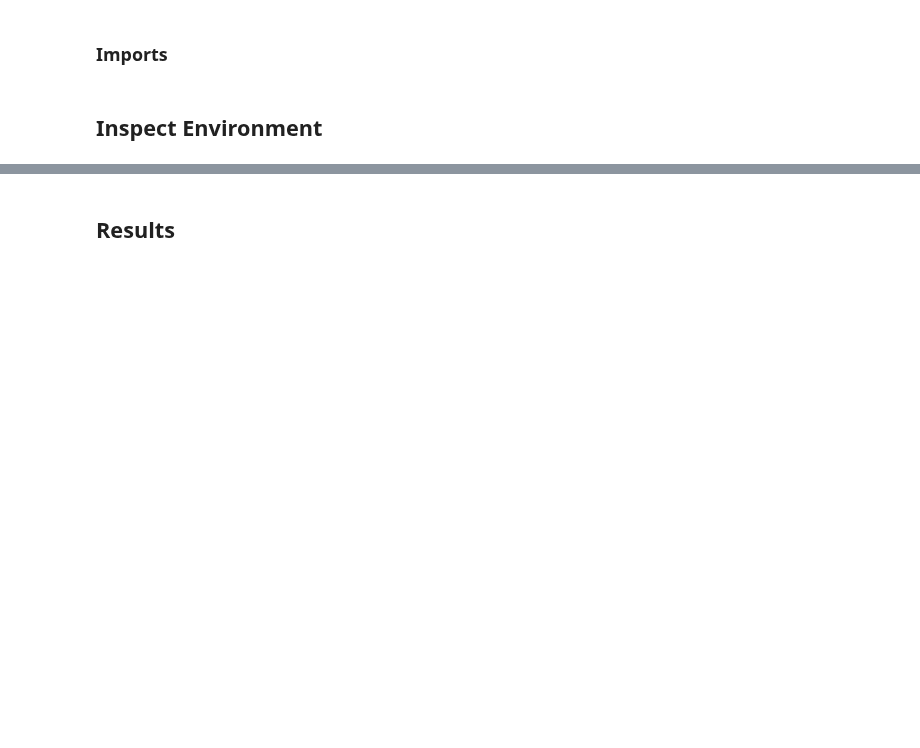
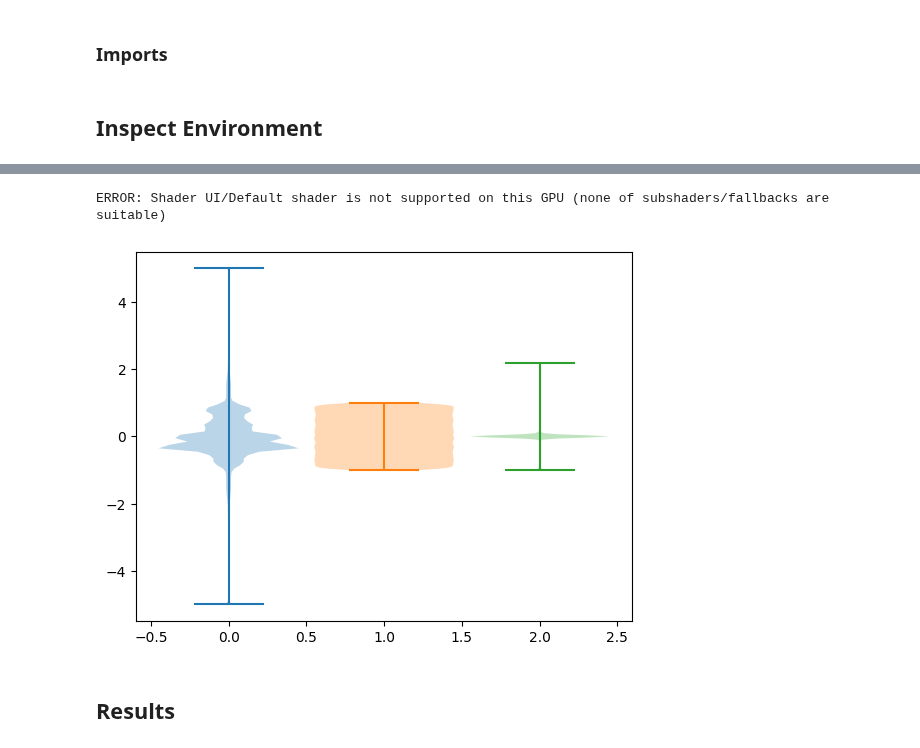
Before and after one commit to notDroid/unity-rl, a Jupyter notebook: experiments/Crawler/ppo/rl.ipynb, the cells around one changed output, grey strips where cells are left out. Saved outputs shown, nothing was run; the diff lists cells and outputs as text; code cells hidden in the pictures; blank space fills up the shorter version.

```diff
--- a/experiments/Crawler/ppo/rl.ipynb
+++ b/experiments/Crawler/ppo/rl.ipynb
@@ -11,3 +13,8 @@ import matplotlib.pyplot as plt
 from env import create_env
 # %% [markdown]
 ## **Inspect Environment**
+# %%
+try: env.close()
+except: pass
+
+env = create_env(graphics=False, time_scale=10)
@@ -14,3 +39,16 @@ from env import create_env
+# %%
+data = env.rollout(1000, break_when_any_done=False)
+# %% [output]
+ERROR: Shader UI/Default shader is not supported on this GPU (none of subshaders/fallbacks are suitable)
+# %%
+obs_df = pd.DataFrame(data["observation"].reshape(-1))
+act_df = pd.DataFrame(data["action"].reshape(-1))
+rew_df = pd.DataFrame(data["next", "reward"].reshape(-1))
+
+for i, df in enumerate([obs_df, act_df, rew_df]):
+    plt.violinplot(df, positions=[i], widths=0.9)
+# %% [output]
+[figure, added]
 # %% [markdown]
 ## **Results**
 # %%
```
Also changed, not shown: parts of 2 cells of this notebook, 20 other files.
